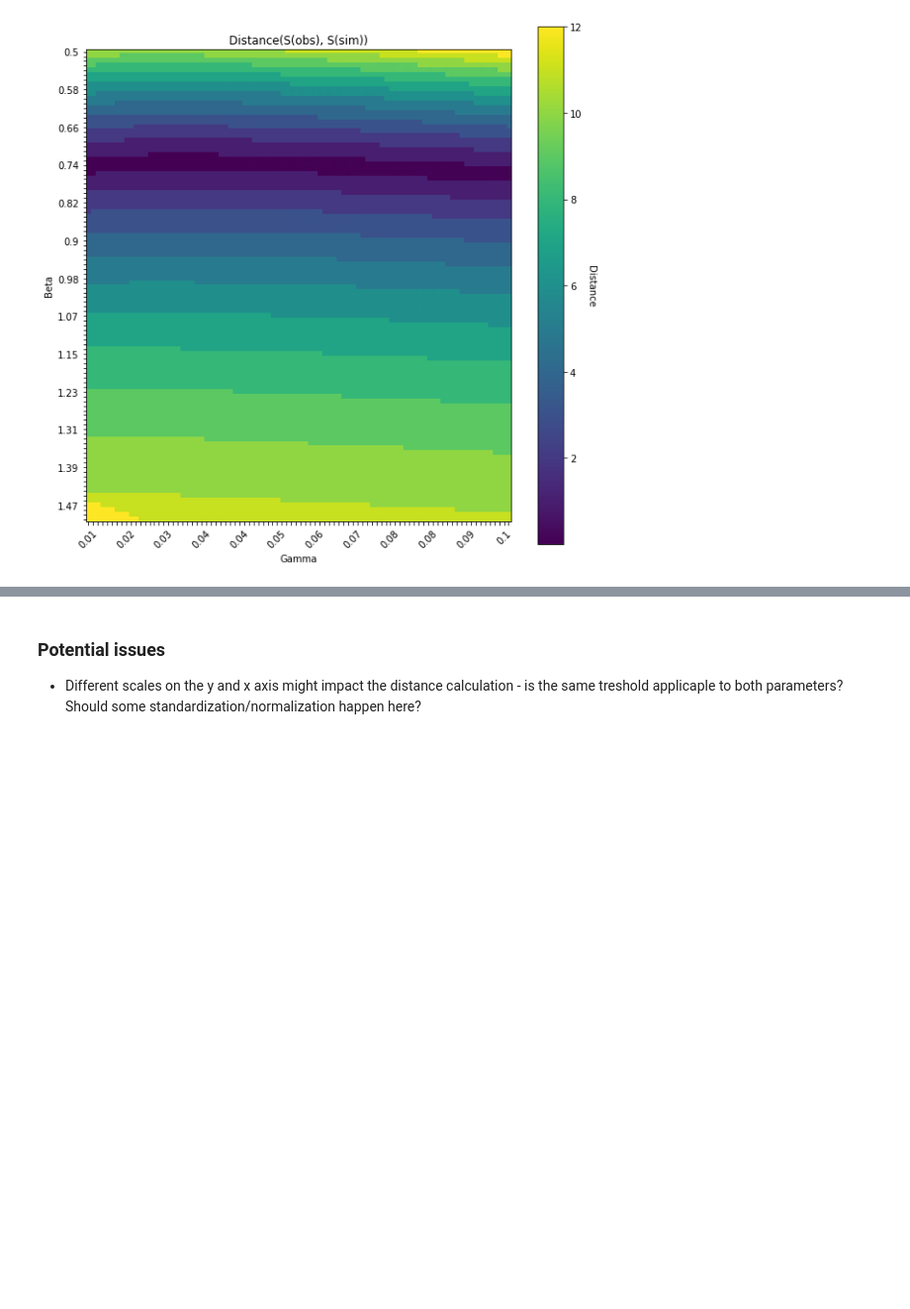
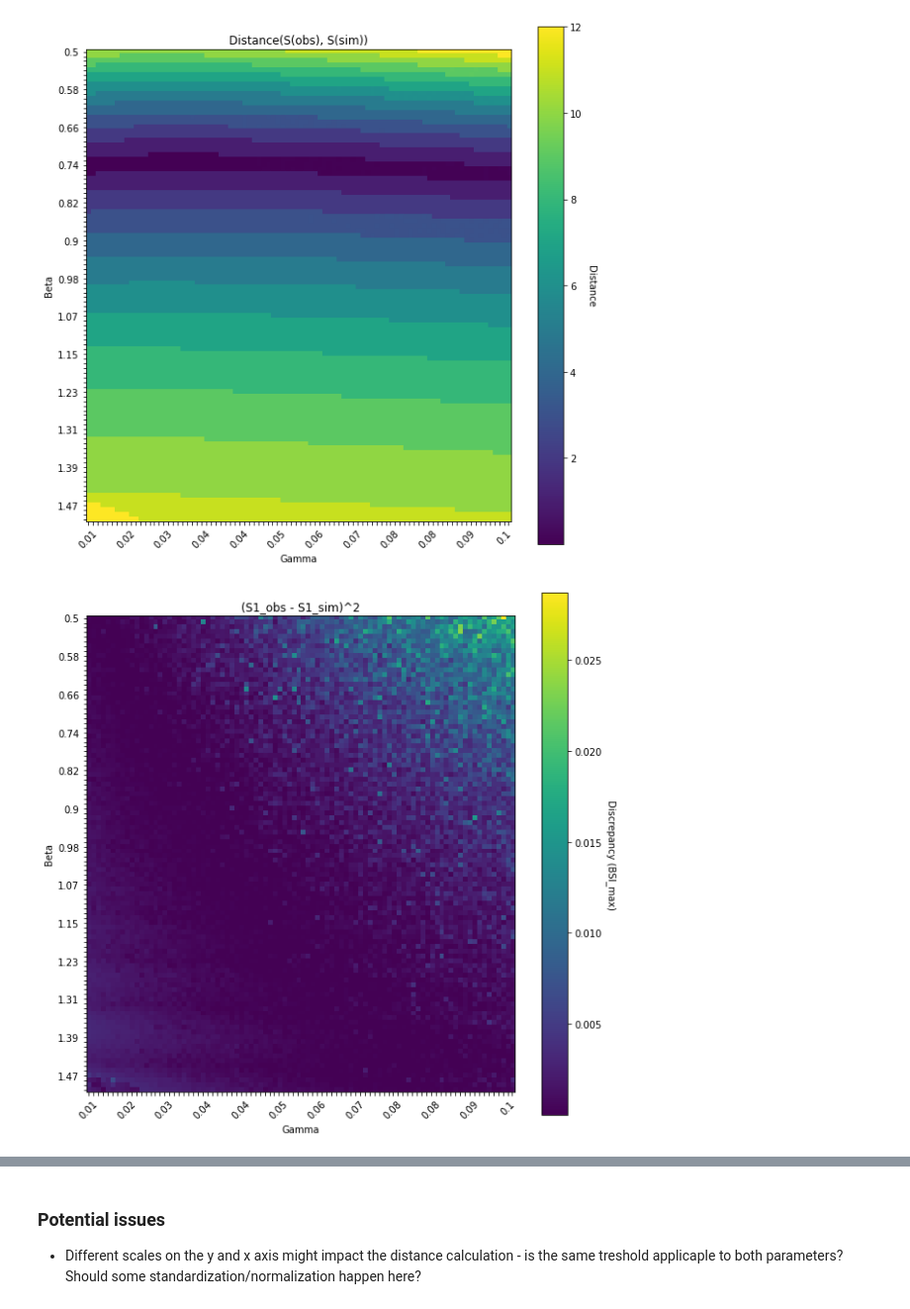
Before and after one commit to fanoja/Ecoli-R0, a Jupyter notebook: SIR simulation grid.ipynb, the cells around one changed output, grey strips where cells are left out. Shown at 99% size. Saved outputs shown, nothing was run; the diff lists cells and outputs as text; code cells hidden in the pictures; blank space fills up the shorter version.

```diff
--- a/SIR simulation grid.ipynb
+++ b/SIR simulation grid.ipynb
@@ -231,13 +235,18 @@ beta_range = (0.5, 1.5) # range of beta values to simulate
 gamma_range = (0.0125, 0.1) # range of gamma values to simulate
 
 
-def get_distance_grid(beta_range, gamma_range, n_beta, n_gamma, bsi_obs, is_agg = False):
+def get_distance_grid(beta_range, gamma_range, n_beta, n_gamma, bsi_obs, is_agg = False, scale = True):
     # Get the distance between pairs of gamma and beta in the given range
 
     betas = np.linspace(beta_range[0], beta_range[1], n_beta)
     gammas = np.linspace(gamma_range[0], gamma_range[1], n_gamma)
 
+    # Save the squared differences between true and simulated summaries
+    delta_S1_mat = np.zeros((n_beta, n_gamma))
+    delta_S2_mat = np.zeros((n_beta, n_gamma))
+
     dist_mat = np.zeros((n_beta, n_gamma))
+
     iters = 0
 
     for i in range(0, n_beta):
@@ -252,7 +261,9 @@ def get_distance_grid(beta_range, gamma_range, n_beta, n_gamma, bsi_obs, is_agg
                                   is_prop = True, is_agg = is_agg, time_period = 52, reparam = False,\
                                   batch_size = 1, random_state = None)[0]
 
-            dist = distance(sim_seq, bsi_obs[0], BSI_max, BSI_max_t)
+            delta_S1_mat[i,j] = (BSI_max(bsi_obs) - BSI_max(sim_seq))**2
+            delta_S2_mat[i,j] = (BSI_max_t(bsi_obs) - BSI_max_t(sim_seq))**2
+            dist = distance(sim_seq, bsi_obs, BSI_max, BSI_max_t)
 
             if not isinstance(dist, float):
                 print(f"Warning! Not float. Iter {iters}.")
@@ -263,9 +274,12 @@ def get_distance_grid(beta_range, gamma_range, n_beta, n_gamma, bsi_obs, is_agg
 
             iters += 1
 
-    return dist_mat, betas, gammas # return betas and gammas for plotting purposes
+    if scale:
+        dist_mat = np.sqrt(1/SD1*delta_S1_mat + 1/SD2*delta_S2_mat)
+
+    return dist_mat, betas, gammas, delta_S1_mat, delta_S2_mat # return betas and gammas for plotting purposes
 # %%
-dist_mat, betas, gammas = get_distance_grid(beta_range, gamma_range, n_beta, n_gamma, bsi_obs)
+dist_mat, betas, gammas, delta_S1_mat, delta_S2_mat = get_distance_grid(beta_range, gamma_range, n_beta, n_gamma, bsi_obs[0])
 # %% [output]
 Iter: 0
 Iter: 200
@@ -289,2 +303,6 @@ plot_heatmap(dist_mat, betas, gammas, title = "Distance(S(obs), S(sim))", cbar_l
 # %% [output]
 [figure]
+# %%
+plot_heatmap(delta_S1_mat, betas, gammas, title = "(S1_obs - S1_sim)^2", cbar_label = "Discrepancy (BSI_max)", nth = 8)
+# %% [output]
+[figure, added]
```
Also changed, not shown: parts of 10 cells of this notebook.
